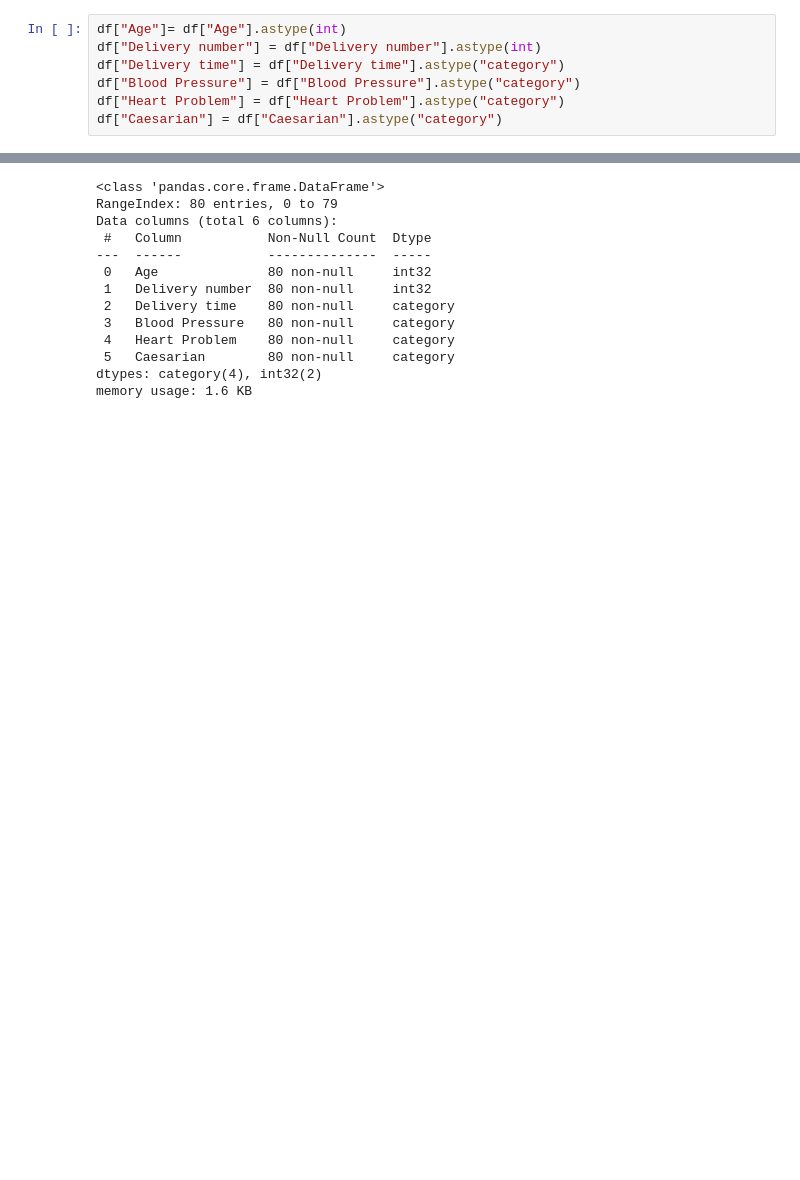
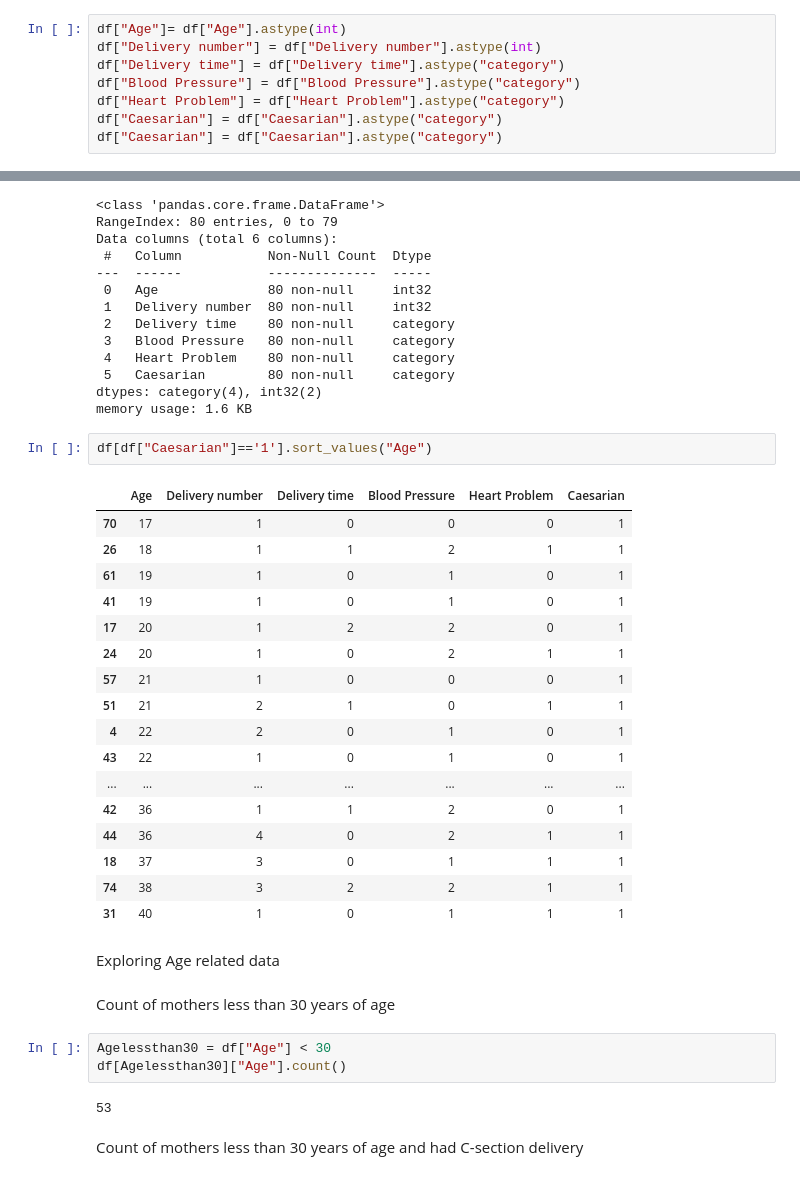
Before and after one commit to bhashamaru/Caesarian-Section-Pandas, a Jupyter notebook: LoadingArffData.ipynb, the cells around one changed output, grey strips where cells are left out. Saved outputs shown, nothing was run; the diff lists cells and outputs as text; blank space fills up the shorter version.

Commit message:
Adding final version of C-section data exploration pandas project

```diff
--- a/LoadingArffData.ipynb
+++ b/LoadingArffData.ipynb
@@ -85,6 +71,7 @@ df["Delivery time"] = df["Delivery time"].astype("category")
 df["Blood Pressure"] = df["Blood Pressure"].astype("category")
 df["Heart Problem"] = df["Heart Problem"].astype("category")
 df["Caesarian"] = df["Caesarian"].astype("category")
+df["Caesarian"] = df["Caesarian"].astype("category")
 # %%
 df.info()
 # %% [output]
@@ -101,3 +88,34 @@ Data columns (total 6 columns):
  5   Caesarian        80 non-null     category
 dtypes: category(4), int32(2)
 memory usage: 1.6 KB
+# %%
+df[df["Caesarian"]=='1'].sort_values("Age")
+# %% [output]
+|  | Age | Delivery number | Delivery time | Blood Pressure | Heart Problem | Caesarian |
+| 70 | 17 | 1 | 0 | 0 | 0 | 1 |
+| 26 | 18 | 1 | 1 | 2 | 1 | 1 |
+| 61 | 19 | 1 | 0 | 1 | 0 | 1 |
+| 41 | 19 | 1 | 0 | 1 | 0 | 1 |
+| 17 | 20 | 1 | 2 | 2 | 0 | 1 |
+| 24 | 20 | 1 | 0 | 2 | 1 | 1 |
+| 57 | 21 | 1 | 0 | 0 | 0 | 1 |
+| 51 | 21 | 2 | 1 | 0 | 1 | 1 |
+| 4 | 22 | 2 | 0 | 1 | 0 | 1 |
+| 43 | 22 | 1 | 0 | 1 | 0 | 1 |
+| ... | ... | ... | ... | ... | ... | ... |
+| 42 | 36 | 1 | 1 | 2 | 0 | 1 |
+| 44 | 36 | 4 | 0 | 2 | 1 | 1 |
+| 18 | 37 | 3 | 0 | 1 | 1 | 1 |
+| 74 | 38 | 3 | 2 | 2 | 1 | 1 |
+| 31 | 40 | 1 | 0 | 1 | 1 | 1 |
+# %% [markdown]
+Exploring Age related data
+# %% [markdown]
+Count of mothers less than 30 years of age
+# %%
+Agelessthan30 = df["Age"] < 30
+df[Agelessthan30]["Age"].count()
+# %% [output]
+53
+# %% [markdown]
+Count of mothers less than 30 years of age and had C-section delivery
```
Also changed, not shown: parts of 43 cells of this notebook.
